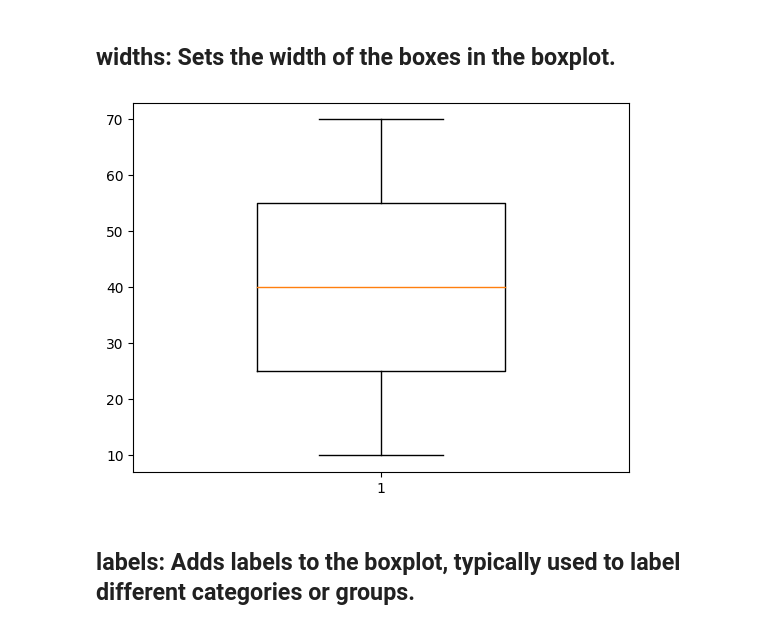
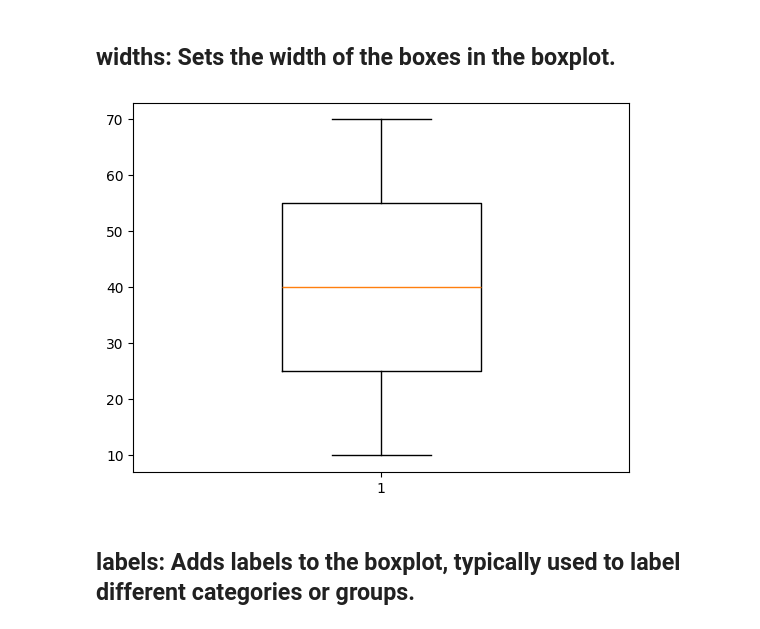
Before and after one commit to skm22/RICR---Data-Science, a Jupyter notebook: Notes/3. Applied Python/3. RICR - Matplotlib Class Notes/Matplotlib Class Notebooks/5. RICR-Box-plot-matplotlib.ipynb, the cells around one changed output. Cells and saved outputs as stored; diff of their text form; code cells hidden in the pictures.

```diff
--- a/Notes/3. Applied Python/3. RICR - Matplotlib Class Notes/Matplotlib Class Notebooks/5. RICR-Box-plot-matplotlib.ipynb
+++ b/Notes/3. Applied Python/3. RICR - Matplotlib Class Notes/Matplotlib Class Notebooks/5. RICR-Box-plot-matplotlib.ipynb
@@ -67,10 +67,10 @@ plt.show()
 # %% [markdown]
 ## **widths**: Sets the width of the boxes in the boxplot.
 # %%
-plt.boxplot(x,widths = 0.5)
+plt.boxplot(x,widths = 0.4)
 plt.show()
 # %% [output]
-[figure, old version]
+[figure, new version]
 # %% [markdown]
 ## **labels**: Adds labels to the boxplot, typically used to label different categories or groups.
 # %%
```
Also changed, not shown: parts of 1 cell of this notebook, 2 other files.
